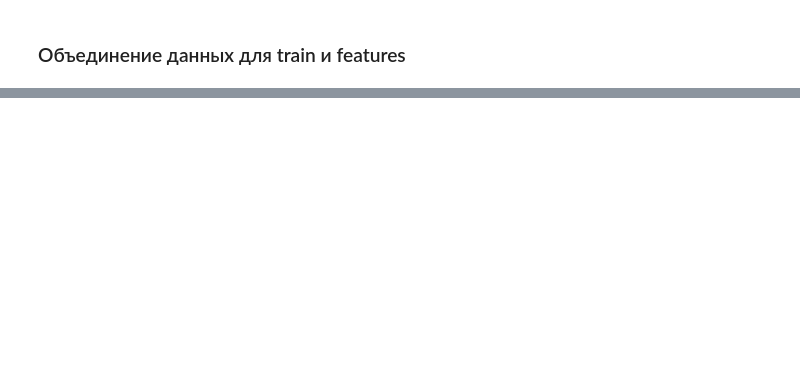
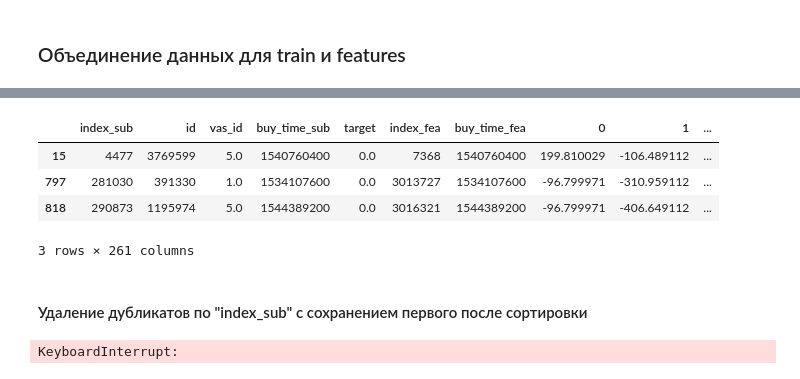
Before and after one commit to OlegRev/Video_course_from_Megafon, a Jupyter notebook: course_project_megafon.ipynb, the cells around one changed output, grey strips where cells are left out. Drawn from its saved outputs; the diff is of its cells as text; code cells hidden in the pictures; blank space fills up the shorter version.

```diff
--- a/course_project_megafon.ipynb
+++ b/course_project_megafon.ipynb
@@ -241,0 +233,5 @@ pd_merged_data_train = merged_data_train.compute()
+# %%
+%%time
+merged_data_train = merged_data_train.sort_values(['delta_buy_time'], inplace=True, ignore_index=True)
+merged_data_train.head(3)
+# %% [output]
@@ -241,0 +240,13 @@ pd_merged_data_train = merged_data_train.compute()
+|  | index_sub | id | vas_id | buy_time_sub | target | index_fea | buy_time_fea | 0 | 1 | ... |
+| 15 | 4477 | 3769599 | 5.0 | 1540760400 | 0.0 | 7368 | 1540760400 | 199.810029 | -106.489112 | ... |
+| 797 | 281030 | 391330 | 1.0 | 1534107600 | 0.0 | 3013727 | 1534107600 | -96.799971 | -310.959112 | ... |
+| 818 | 290873 | 1195974 | 5.0 | 1544389200 | 0.0 | 3016321 | 1544389200 | -96.799971 | -406.649112 | ... |
+3 rows × 261 columns
+# %% [markdown]
+#### Удаление дубликатов по "index_sub" с сохранением первого после сортировки
+# %%
+%%time
+merged_data_train = merged_data_train.drop_duplicates(subset=['index_sub'], keep='first')
+merged_data_train.head(3)
+# %% [output]
+KeyboardInterrupt:
```
Also changed, not shown: parts of 30 cells of this notebook.
